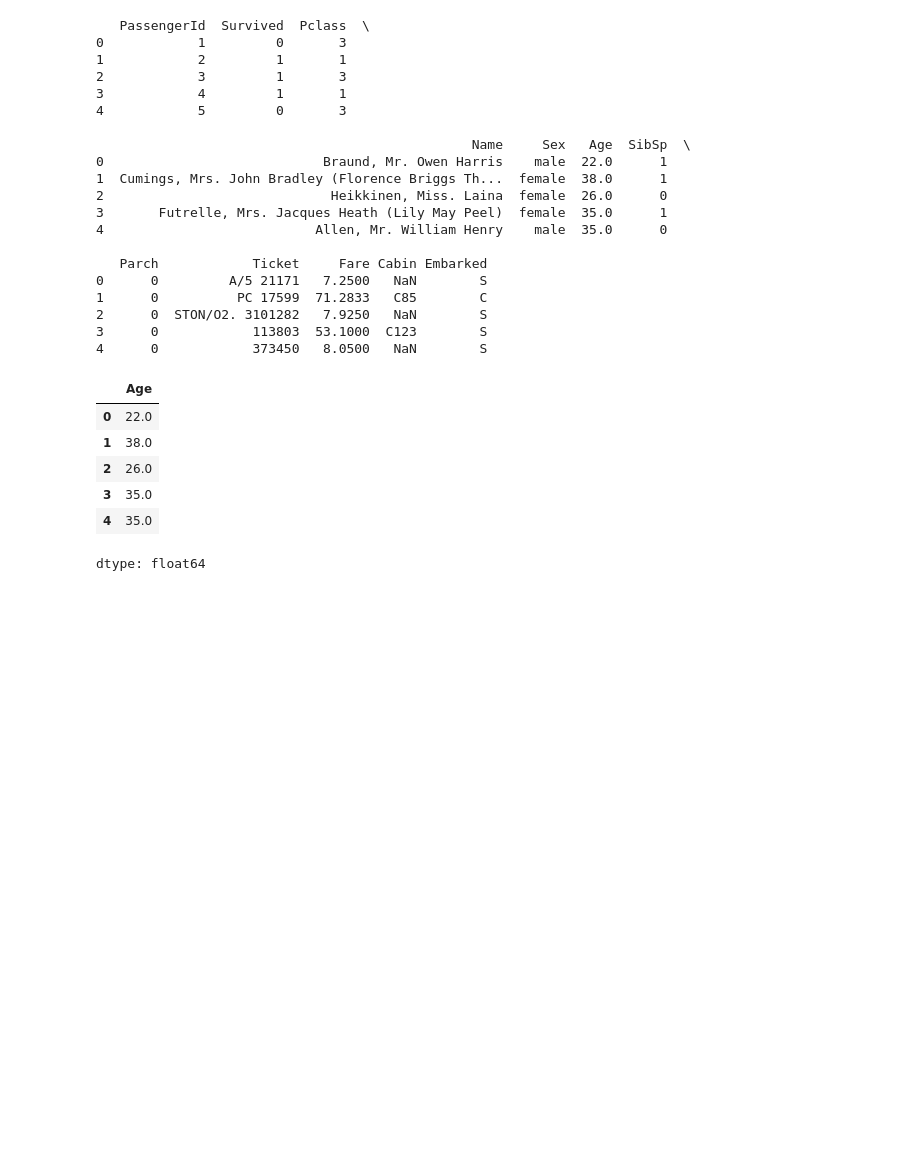
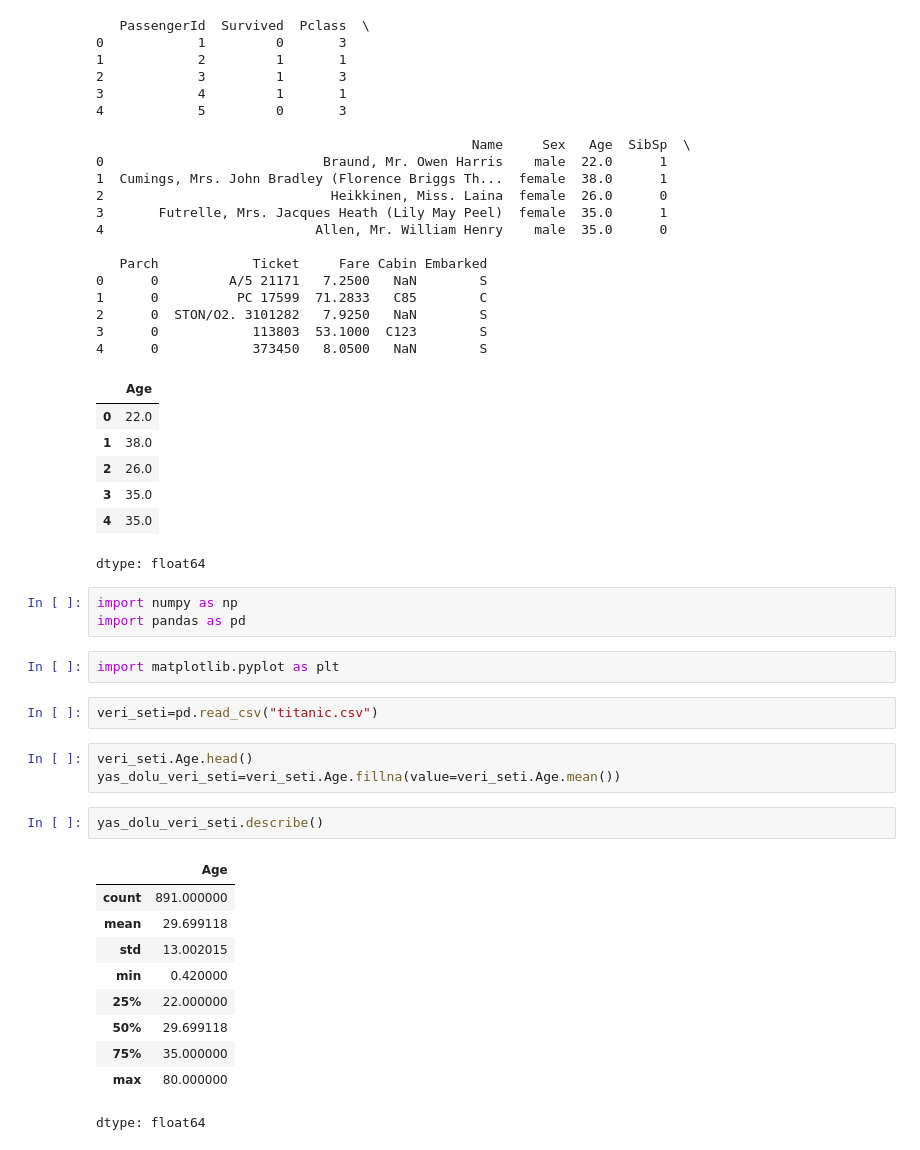
Before and after one commit to thealbayrak/dataanalysis, a Jupyter notebook: courses/udacity_intro_to_tensorflow_for_deep_learning/l01c01_introduction_to_colab_and_python.ipynb, the cells around one changed output. Saved outputs shown, nothing was run; the diff lists cells and outputs as text; blank space fills up the shorter version.

```diff
--- a/courses/udacity_intro_to_tensorflow_for_deep_learning/l01c01_introduction_to_colab_and_python.ipynb
+++ b/courses/udacity_intro_to_tensorflow_for_deep_learning/l01c01_introduction_to_colab_and_python.ipynb
@@ -79,3 +79,26 @@ veri_seti.Age.interpolate(method="index").head()
 | 3 | 35.0 |
 | 4 | 35.0 |
 dtype: float64
+# %%
+import numpy as np
+import pandas as pd
+# %%
+import matplotlib.pyplot as plt
+# %%
+veri_seti=pd.read_csv("titanic.csv")
+# %%
+veri_seti.Age.head()
+yas_dolu_veri_seti=veri_seti.Age.fillna(value=veri_seti.Age.mean())
+# %%
+yas_dolu_veri_seti.describe()
+# %% [output]
+|  | Age |
+| count | 891.000000 |
+| mean | 29.699118 |
+| std | 13.002015 |
+| min | 0.420000 |
+| 25% | 22.000000 |
+| 50% | 29.699118 |
+| 75% | 35.000000 |
+| max | 80.000000 |
+dtype: float64
```
Also changed, not shown: parts of 7 cells of this notebook.
